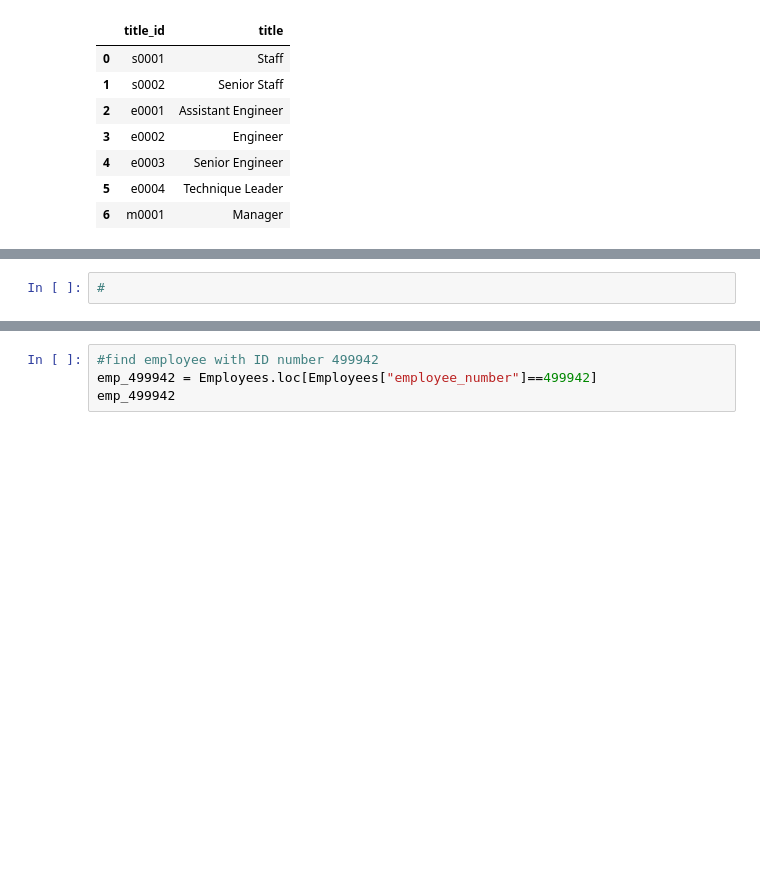
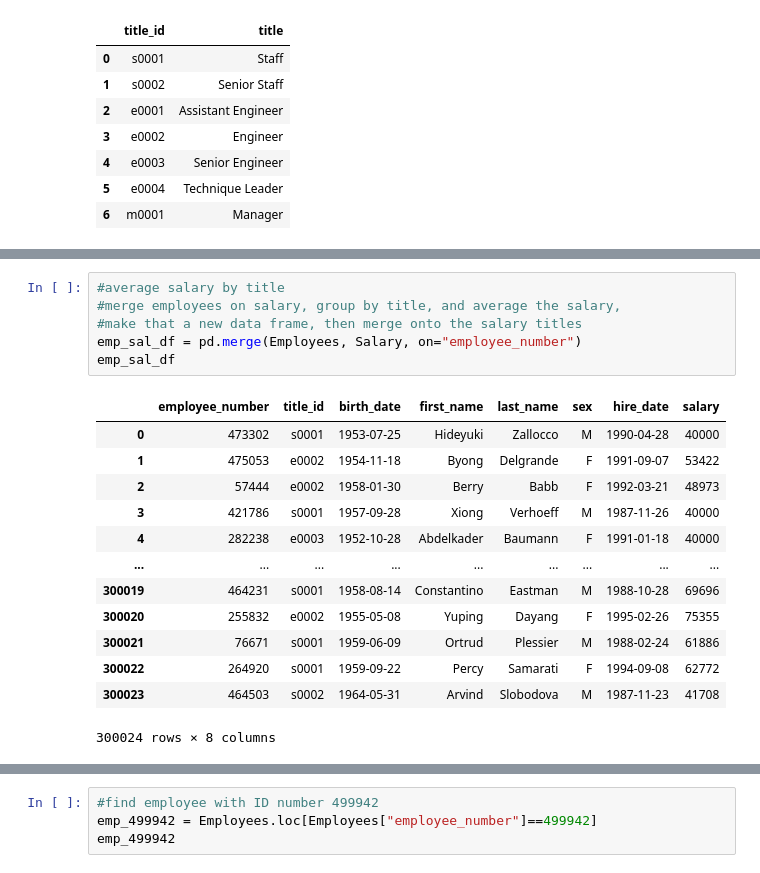
Before and after one commit to AliciaAPerez/Data_Engineering_and_Analysis_of_Employee_Data_with_SQL, a Jupyter notebook: Employee_Analysis/Employee_Analysis.ipynb, the cells around one changed output, grey strips where cells are left out. Saved outputs shown, nothing was run; the diff lists cells and outputs as text; blank space fills up the shorter version.

```diff
--- a/Employee_Analysis/Employee_Analysis.ipynb
+++ b/Employee_Analysis/Employee_Analysis.ipynb
@@ -129,2 +129,20 @@ matplotlib.pyplot.savefig("Common_Salary_Ranges")
-# %%
-#
+# %%
+#average salary by title
+#merge employees on salary, group by title, and average the salary,
+#make that a new data frame, then merge onto the salary titles
+emp_sal_df = pd.merge(Employees, Salary, on="employee_number")
+emp_sal_df
+# %% [output]
+|  | employee_number | title_id | birth_date | first_name | last_name | sex | hire_date | salary |
+| 0 | 473302 | s0001 | 1953-07-25 | Hideyuki | Zallocco | M | 1990-04-28 | 40000 |
+| 1 | 475053 | e0002 | 1954-11-18 | Byong | Delgrande | F | 1991-09-07 | 53422 |
+| 2 | 57444 | e0002 | 1958-01-30 | Berry | Babb | F | 1992-03-21 | 48973 |
+| 3 | 421786 | s0001 | 1957-09-28 | Xiong | Verhoeff | M | 1987-11-26 | 40000 |
+| 4 | 282238 | e0003 | 1952-10-28 | Abdelkader | Baumann | F | 1991-01-18 | 40000 |
+| ... | ... | ... | ... | ... | ... | ... | ... | ... |
+| 300019 | 464231 | s0001 | 1958-08-14 | Constantino | Eastman | M | 1988-10-28 | 69696 |
+| 300020 | 255832 | e0002 | 1955-05-08 | Yuping | Dayang | F | 1995-02-26 | 75355 |
+| 300021 | 76671 | s0001 | 1959-06-09 | Ortrud | Plessier | M | 1988-02-24 | 61886 |
+| 300022 | 264920 | s0001 | 1959-09-22 | Percy | Samarati | F | 1994-09-08 | 62772 |
+| 300023 | 464503 | s0002 | 1964-05-31 | Arvind | Slobodova | M | 1987-11-23 | 41708 |
+300024 rows × 8 columns
```
Also changed, not shown: parts of 9 cells of this notebook, 3 other files.
